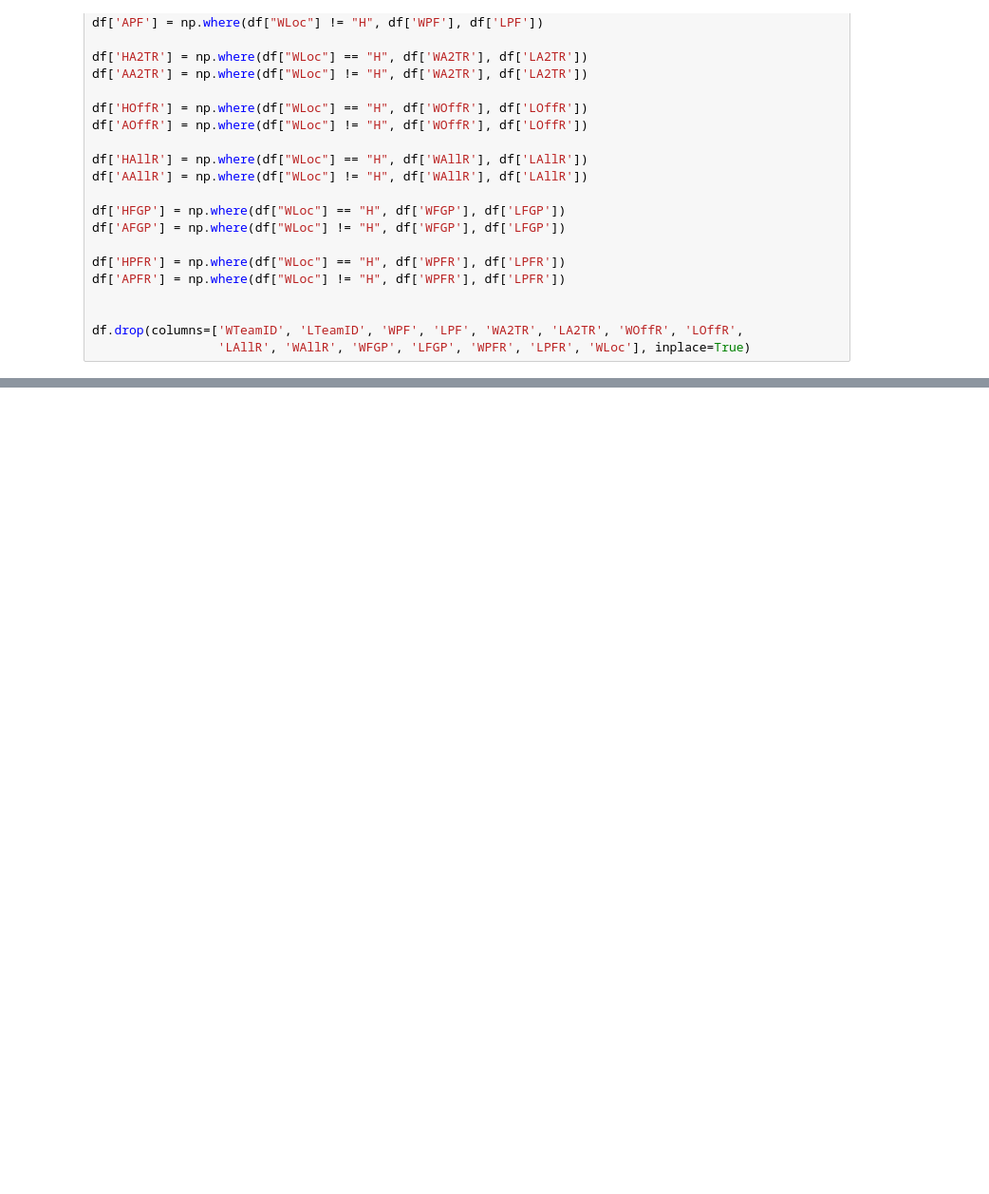
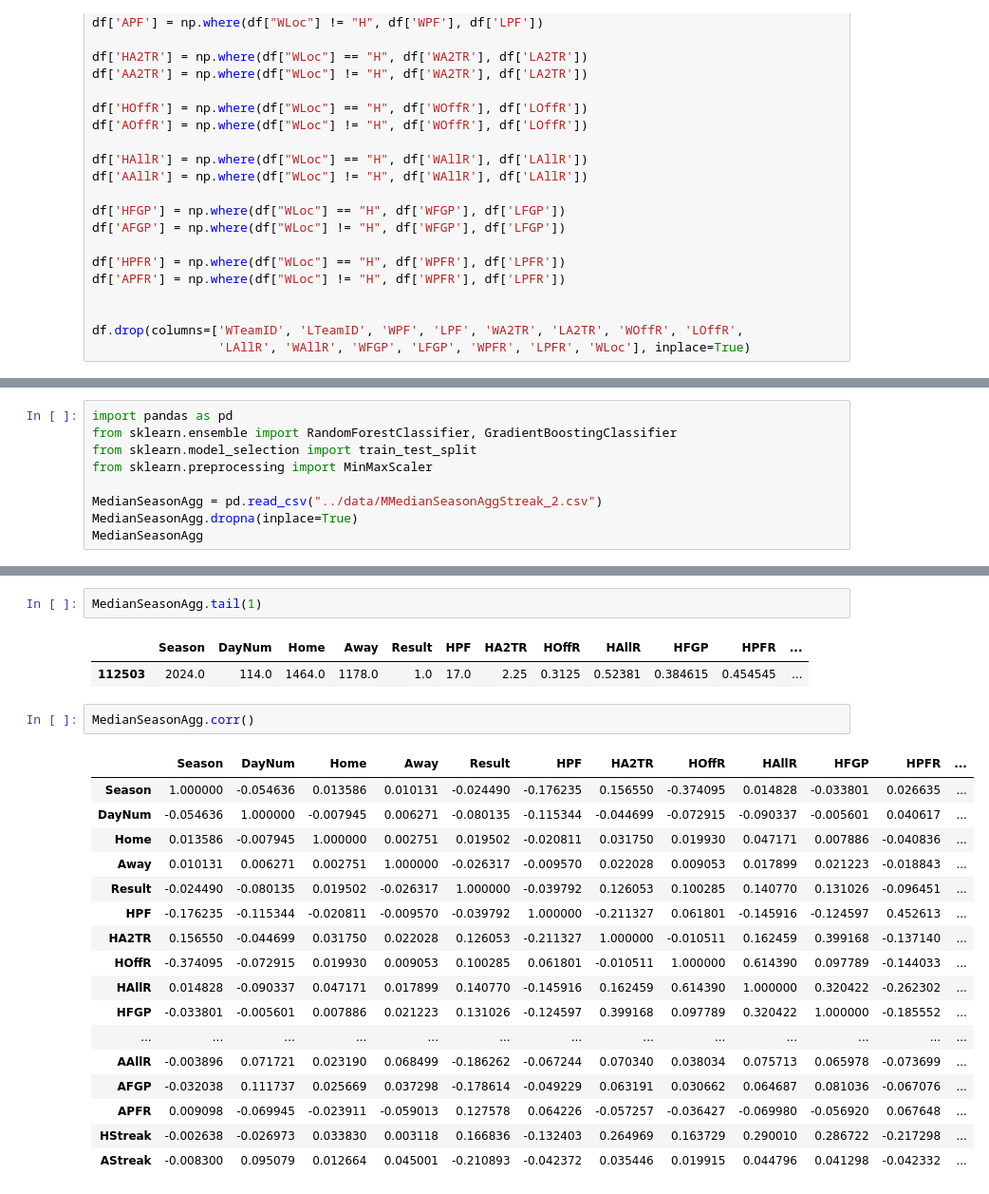
Before and after one commit to rauldaal/march-madness, a Jupyter notebook: data_exploration/MRegularSeason_2.ipynb, the cells around one changed output, grey strips where cells are left out. Shown at 95% size. Saved outputs shown, nothing was run; the diff lists cells and outputs as text; blank space fills up the shorter version.

```diff
--- a/data_exploration/MRegularSeason_2.ipynb
+++ b/data_exploration/MRegularSeason_2.ipynb
@@ -249,0 +215,9 @@ TypeError: 'list' object is not callable
+# %%
+import pandas as pd
+from sklearn.ensemble import RandomForestClassifier, GradientBoostingClassifier
+from sklearn.model_selection import train_test_split
+from sklearn.preprocessing import MinMaxScaler
+
+MedianSeasonAgg = pd.read_csv("../data/MMedianSeasonAggStreak_2.csv")
+MedianSeasonAgg.dropna(inplace=True)
+MedianSeasonAgg
@@ -249,0 +238,25 @@ TypeError: 'list' object is not callable
+# %%
+MedianSeasonAgg.tail(1)
+# %% [output]
+|  | Season | DayNum | Home | Away | Result | HPF | HA2TR | HOffR | HAllR | HFGP | HPFR | ... |
+| 112503 | 2024.0 | 114.0 | 1464.0 | 1178.0 | 1.0 | 17.0 | 2.25 | 0.3125 | 0.52381 | 0.384615 | 0.454545 | ... |
+# %%
+MedianSeasonAgg.corr()
+# %% [output]
+|  | Season | DayNum | Home | Away | Result | HPF | HA2TR | HOffR | HAllR | HFGP | HPFR | ... |
+| Season | 1.000000 | -0.054636 | 0.013586 | 0.010131 | -0.024490 | -0.176235 | 0.156550 | -0.374095 | 0.014828 | -0.033801 | 0.026635 | ... |
+| DayNum | -0.054636 | 1.000000 | -0.007945 | 0.006271 | -0.080135 | -0.115344 | -0.044699 | -0.072915 | -0.090337 | -0.005601 | 0.040617 | ... |
+| Home | 0.013586 | -0.007945 | 1.000000 | 0.002751 | 0.019502 | -0.020811 | 0.031750 | 0.019930 | 0.047171 | 0.007886 | -0.040836 | ... |
+| Away | 0.010131 | 0.006271 | 0.002751 | 1.000000 | -0.026317 | -0.009570 | 0.022028 | 0.009053 | 0.017899 | 0.021223 | -0.018843 | ... |
+| Result | -0.024490 | -0.080135 | 0.019502 | -0.026317 | 1.000000 | -0.039792 | 0.126053 | 0.100285 | 0.140770 | 0.131026 | -0.096451 | ... |
+| HPF | -0.176235 | -0.115344 | -0.020811 | -0.009570 | -0.039792 | 1.000000 | -0.211327 | 0.061801 | -0.145916 | -0.124597 | 0.452613 | ... |
+| HA2TR | 0.156550 | -0.044699 | 0.031750 | 0.022028 | 0.126053 | -0.211327 | 1.000000 | -0.010511 | 0.162459 | 0.399168 | -0.137140 | ... |
+| HOffR | -0.374095 | -0.072915 | 0.019930 | 0.009053 | 0.100285 | 0.061801 | -0.010511 | 1.000000 | 0.614390 | 0.097789 | -0.144033 | ... |
+| HAllR | 0.014828 | -0.090337 | 0.047171 | 0.017899 | 0.140770 | -0.145916 | 0.162459 | 0.614390 | 1.000000 | 0.320422 | -0.262302 | ... |
+| HFGP | -0.033801 | -0.005601 | 0.007886 | 0.021223 | 0.131026 | -0.124597 | 0.399168 | 0.097789 | 0.320422 | 1.000000 | -0.185552 | ... |
+| ... | ... | ... | ... | ... | ... | ... | ... | ... | ... | ... | ... | ... |
+| AAllR | -0.003896 | 0.071721 | 0.023190 | 0.068499 | -0.186262 | -0.067244 | 0.070340 | 0.038034 | 0.075713 | 0.065978 | -0.073699 | ... |
+| AFGP | -0.032038 | 0.111737 | 0.025669 | 0.037298 | -0.178614 | -0.049229 | 0.063191 | 0.030662 | 0.064687 | 0.081036 | -0.067076 | ... |
+| APFR | 0.009098 | -0.069945 | -0.023911 | -0.059013 | 0.127578 | 0.064226 | -0.057257 | -0.036427 | -0.069980 | -0.056920 | 0.067648 | ... |
+| HStreak | -0.002638 | -0.026973 | 0.033830 | 0.003118 | 0.166836 | -0.132403 | 0.264969 | 0.163729 | 0.290010 | 0.286722 | -0.217298 | ... |
+| AStreak | -0.008300 | 0.095079 | 0.012664 | 0.045001 | -0.210893 | -0.042372 | 0.035446 | 0.019915 | 0.044796 | 0.041298 | -0.042332 | ... |
```
Also changed, not shown: parts of 17 cells of this notebook, 9 other files.
